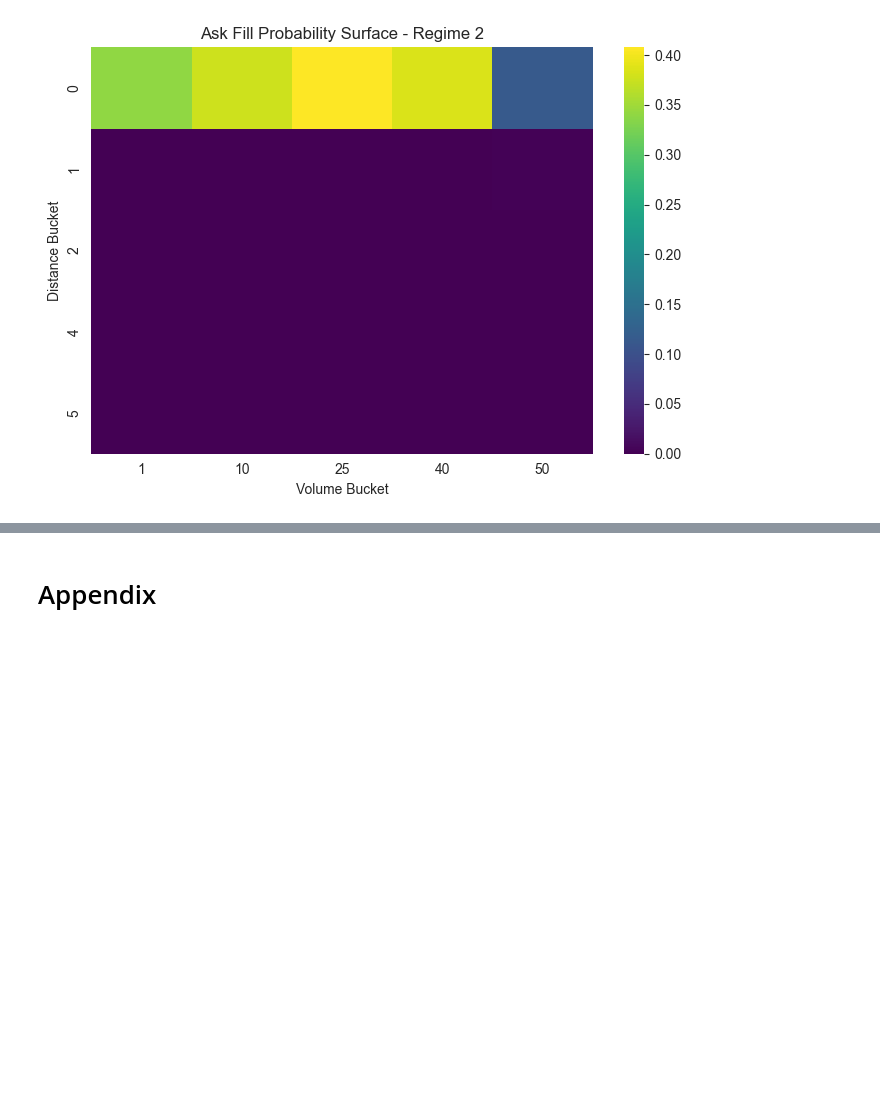
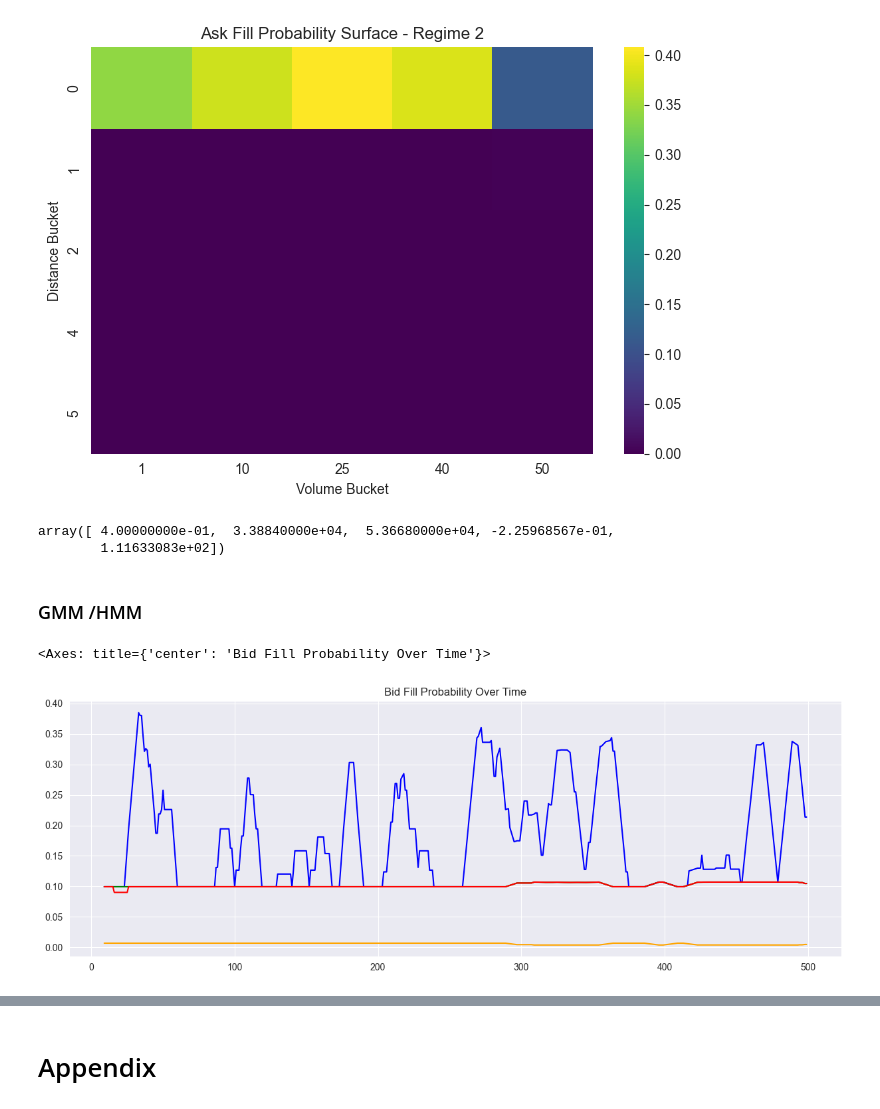
Before and after one commit to akhil-cv/market_game, a Jupyter notebook: Final_MM_prototype.ipynb, the cells around one changed output, grey strips where cells are left out. Drawn from its saved outputs; the diff is of its cells as text; code cells hidden in the pictures; blank space fills up the shorter version.

```diff
--- a/Final_MM_prototype.ipynb
+++ b/Final_MM_prototype.ipynb
@@ -884,3 +884,10 @@ probs_gmm = get_bid_ask_probabilities(
     levels=(0, 2, 5, 10),
     start=500,
 )
+# %%
+regime_features([snap])[0]
+# %% [output]
+array([ 4.00000000e-01,  3.38840000e+04,  5.36680000e+04, -2.25968567e-01,
+        1.11633083e+02])
+# %% [markdown]
+### GMM /HMM
@@ -886,0 +960,11 @@ probs_gmm = get_bid_ask_probabilities(
+# %%
+a = 6000
+b = 6500
+
+pd.Series(bid_prob[a:b]).rolling(window=10).mean().plot(figsize=(15,5), color='blue')
+pd.Series(bid_prob2[a:b]).rolling(window=10).mean().plot(figsize=(15,5), color='green')
+pd.Series(bid_prob5[a:b]).rolling(window=10).mean().plot(figsize=(15,5), color='red')
+pd.Series(bid_prob10[a:b]).rolling(window=10).mean().plot(figsize=(15,5), color='orange', title="Bid Fill Probability Over Time")
+# %% [output]
+<Axes: title={'center': 'Bid Fill Probability Over Time'}>
+[figure, added]
```
Also changed, not shown: parts of 11 cells of this notebook.
